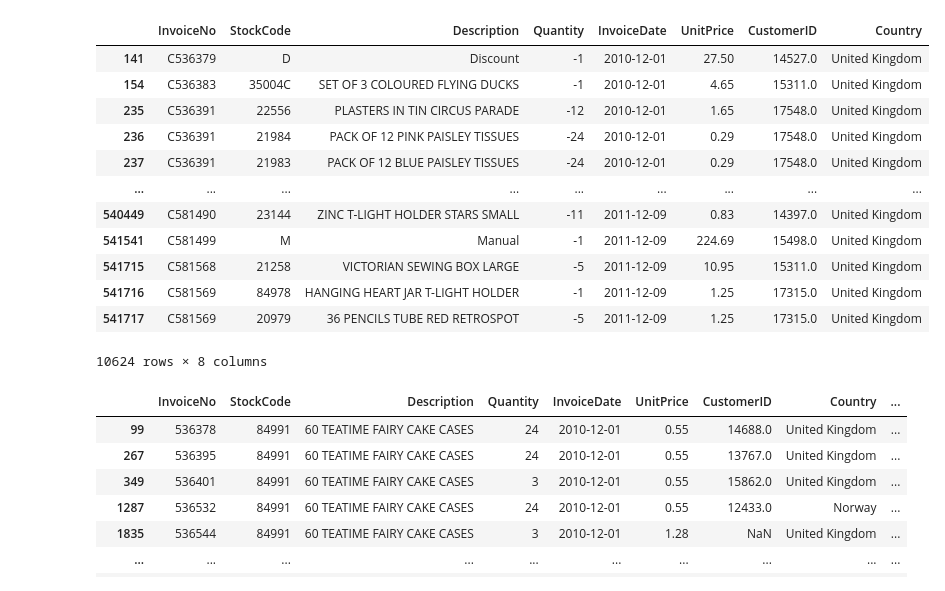
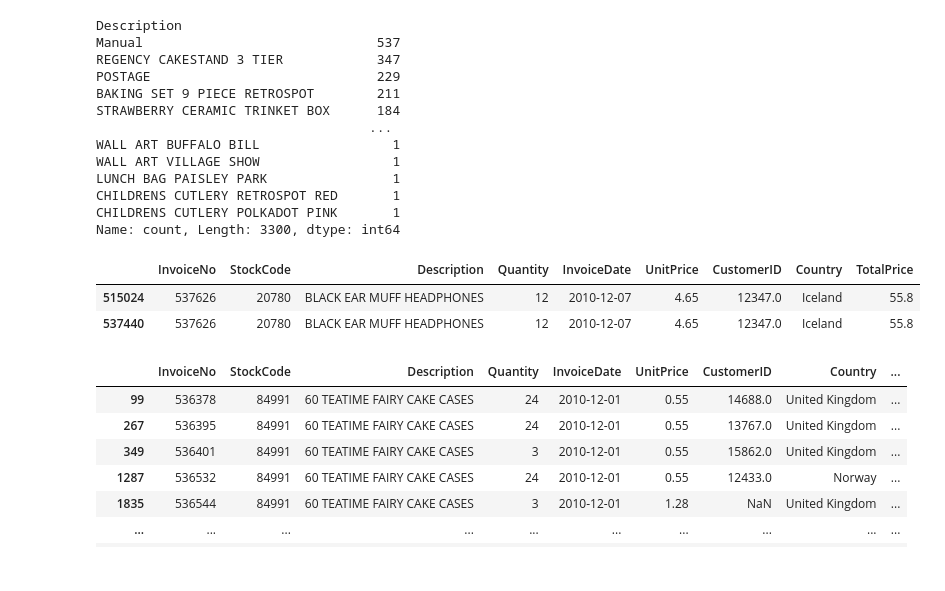
Before and after one commit to Leonel481/mlops-dtc-project, a Jupyter notebook: dev/churn.ipynb, the cells around one changed output. Saved outputs shown, nothing was run; the diff lists cells and outputs as text; code cells hidden in the pictures.

```diff
--- a/dev/churn.ipynb
+++ b/dev/churn.ipynb
@@ -17,7 +6,10 @@ df.head(3)
 # %%
 df = pd.read_csv('../data/online_retail_cleaned_2009-2011.csv')
 df["InvoiceDate"] = pd.to_datetime(df["InvoiceDate"]).dt.normalize()
-df = df.drop(['IsCancelled', 'TotalPrice'], axis=1).copy()
+df = df.drop([
+    'IsCancelled',
+    # 'TotalPrice',
+    ], axis=1).dropna(subset=['CustomerID'])
 print(df.shape)
 df.head(3)
 # %% [output]
@@ -36,0 +21,3 @@ Timestamp('2010-12-01 00:00:00')
+# %%
+df = df[~df['Description'].isin(['Manual','Discount','This is a test product.'])]
+df.shape
@@ -37,24 +170,30 @@ Timestamp('2010-12-01 00:00:00')
+# %%
+df[df['Quantity'] < 0]['Description'].value_counts()
+# %% [output]
+Description
+Manual                              537
+REGENCY CAKESTAND 3 TIER            347
+POSTAGE                             229
+BAKING SET 9 PIECE RETROSPOT        211
+STRAWBERRY CERAMIC TRINKET BOX      184
+                                   ...
+WALL ART BUFFALO BILL                 1
+WALL ART VILLAGE SHOW                 1
+LUNCH BAG PAISLEY PARK                1
+CHILDRENS CUTLERY RETROSPOT RED       1
+CHILDRENS CUTLERY POLKADOT PINK       1
+Name: count, Length: 3300, dtype: int64
 # %%
-# df[df['CustomerID'] == 13748]
-# # df[df['Description'] == 'Discount']
-# df[(df['CustomerID'] == 14912)
-# #    & (df['InvoiceDate'] == '2010-12-08')
-#    ]
-df[df['Quantity']<0]
+df[(df['CustomerID'] == 12347)
+   & (df['InvoiceDate'] <= '2010-12-07')
+   & (df['StockCode'] == '20780')
+   ]\
+# .sort_values('Description')
+# df[df['Quantity']<0]
 # %% [output]
-|  | InvoiceNo | StockCode | Description | Quantity | InvoiceDate | UnitPrice | CustomerID | Country |
-| 141 | C536379 | D | Discount | -1 | 2010-12-01 | 27.50 | 14527.0 | United Kingdom |
-| 154 | C536383 | 35004C | SET OF 3 COLOURED FLYING DUCKS | -1 | 2010-12-01 | 4.65 | 15311.0 | United Kingdom |
-| 235 | C536391 | 22556 | PLASTERS IN TIN CIRCUS PARADE | -12 | 2010-12-01 | 1.65 | 17548.0 | United Kingdom |
-| 236 | C536391 | 21984 | PACK OF 12 PINK PAISLEY TISSUES | -24 | 2010-12-01 | 0.29 | 17548.0 | United Kingdom |
-| 237 | C536391 | 21983 | PACK OF 12 BLUE PAISLEY TISSUES | -24 | 2010-12-01 | 0.29 | 17548.0 | United Kingdom |
-| ... | ... | ... | ... | ... | ... | ... | ... | ... |
-| 540449 | C581490 | 23144 | ZINC T-LIGHT HOLDER STARS SMALL | -11 | 2011-12-09 | 0.83 | 14397.0 | United Kingdom |
-| 541541 | C581499 | M | Manual | -1 | 2011-12-09 | 224.69 | 15498.0 | United Kingdom |
-| 541715 | C581568 | 21258 | VICTORIAN SEWING BOX LARGE | -5 | 2011-12-09 | 10.95 | 15311.0 | United Kingdom |
-| 541716 | C581569 | 84978 | HANGING HEART JAR T-LIGHT HOLDER | -1 | 2011-12-09 | 1.25 | 17315.0 | United Kingdom |
-| 541717 | C581569 | 20979 | 36 PENCILS TUBE RED RETROSPOT | -5 | 2011-12-09 | 1.25 | 17315.0 | United Kingdom |
+|  | InvoiceNo | StockCode | Description | Quantity | InvoiceDate | UnitPrice | CustomerID | Country | TotalPrice |
+| 515024 | 537626 | 20780 | BLACK EAR MUFF HEADPHONES | 12 | 2010-12-07 | 4.65 | 12347.0 | Iceland | 55.8 |
+| 537440 | 537626 | 20780 | BLACK EAR MUFF HEADPHONES | 12 | 2010-12-07 | 4.65 | 12347.0 | Iceland | 55.8 |
-10624 rows × 8 columns
 # %%
 df[df['Description'] == '60 TEATIME FAIRY CAKE CASES']
 # %% [output]
```
Also changed, not shown: parts of 12 cells of this notebook.
